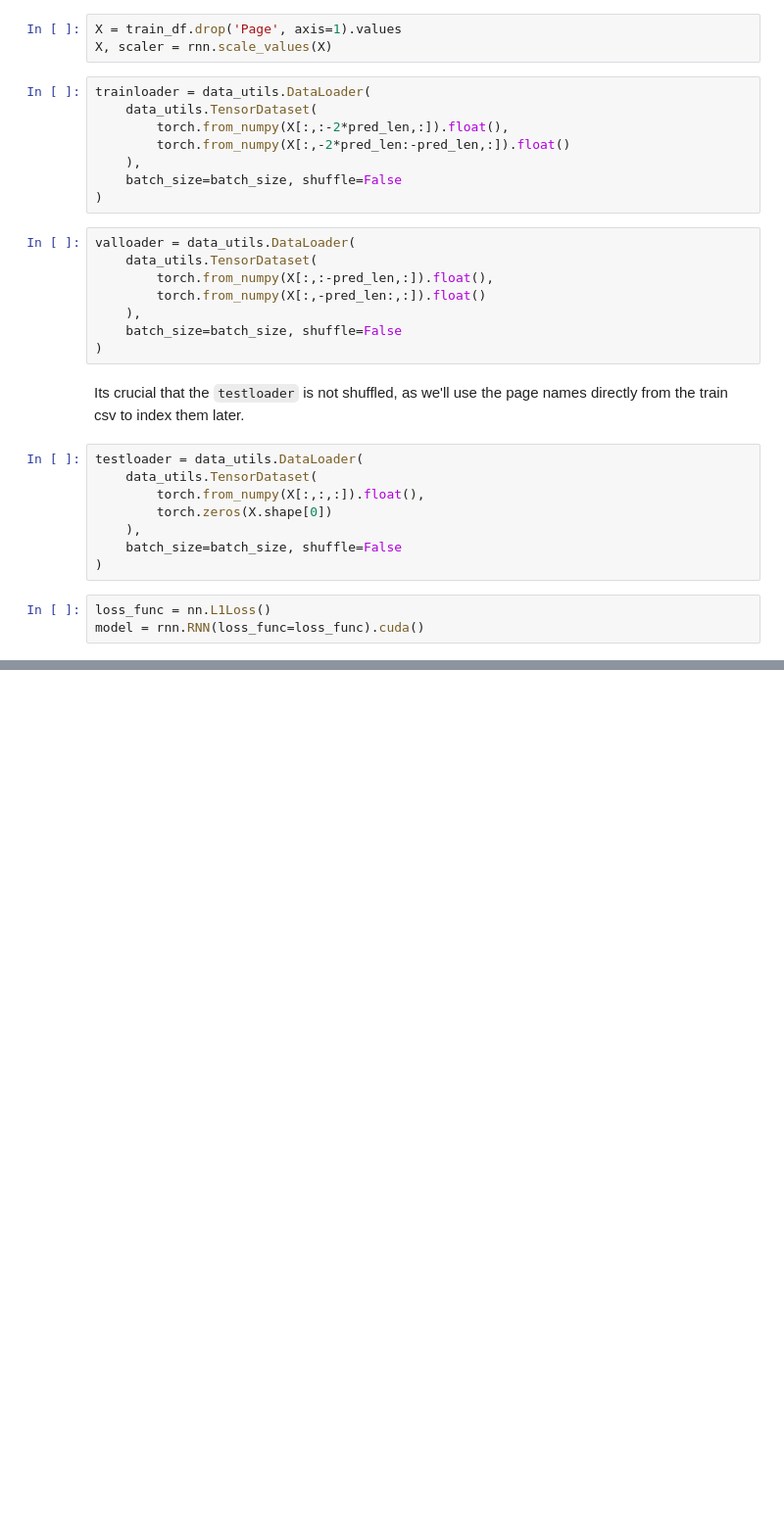
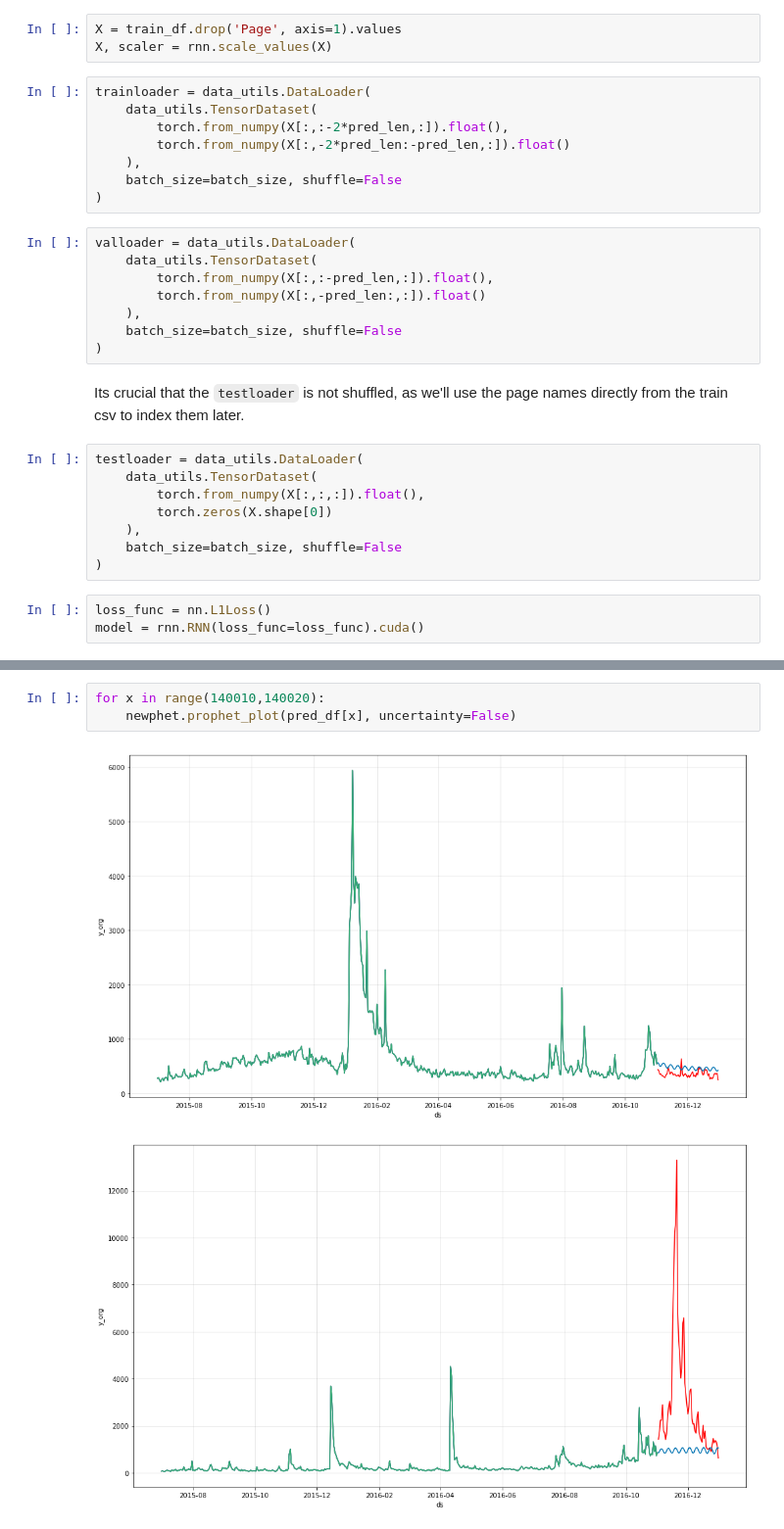
Before and after one commit to DBCerigo/kaggle-wiki, a Jupyter notebook: ali/pytorch-rnn-v2-train.ipynb, the cells around one changed output, grey strips where cells are left out. Shown: that part at 98% size. Saved outputs shown, nothing was run; the diff lists cells and outputs as text; blank space fills up the shorter version.

```diff
--- a/ali/pytorch-rnn-v2-train.ipynb
+++ b/ali/pytorch-rnn-v2-train.ipynb
@@ -97,0 +197,6 @@ Elapsed time 805.6670889854431 seconds
+# %%
+for x in range(140010,140020):
+    newphet.prophet_plot(pred_df[x], uncertainty=False)
+# %% [output]
+[figure, added]
+[figure, added]
```
Also changed, not shown: parts of 20 cells of this notebook, 4 other files.
